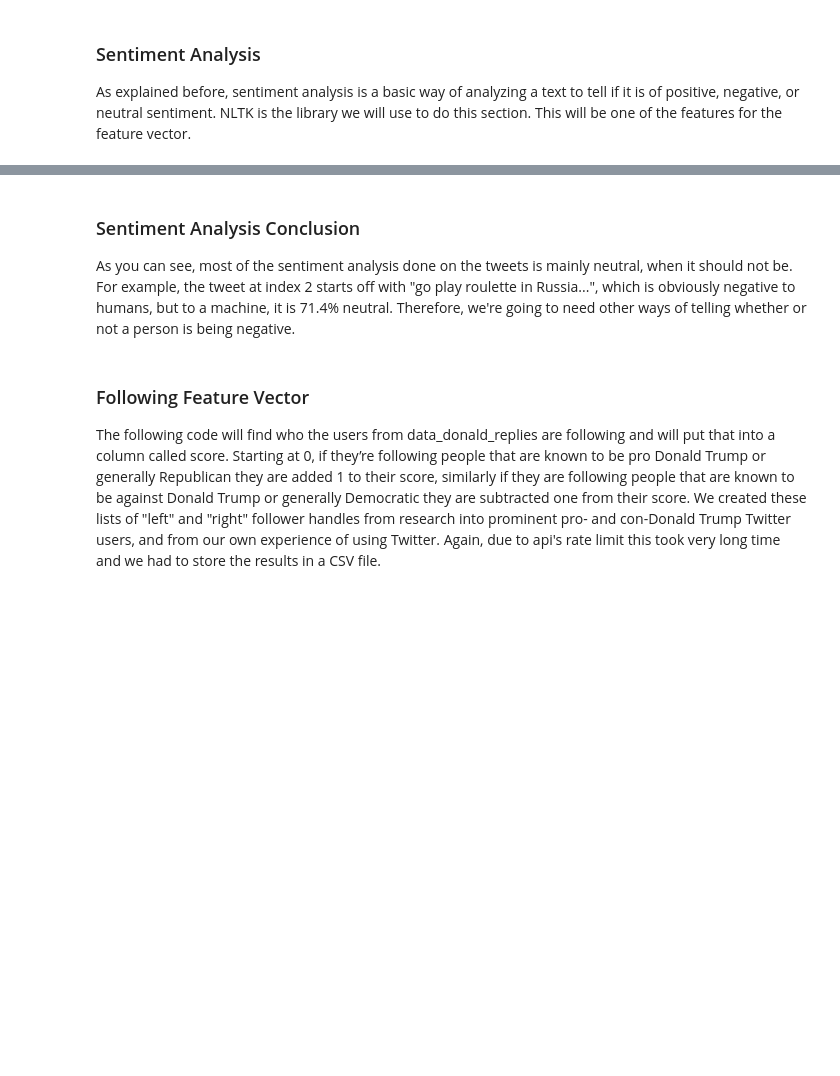
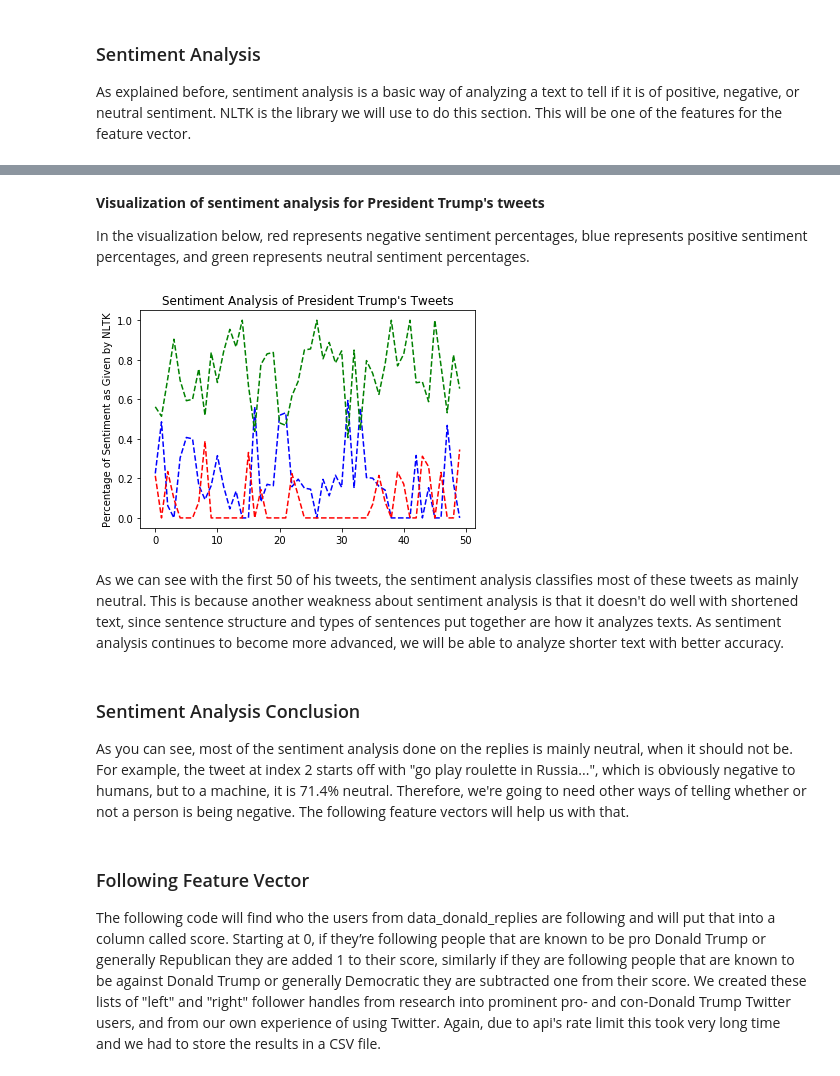
Before and after one commit to sarah-bullard/cmsc320-finalproject, a Jupyter notebook: cmsc320finalproject.ipynb, the cells around one changed output, grey strips where cells are left out. Cells and saved outputs as stored; diff of their text form; code cells hidden in the pictures; blank space fills up the shorter version.

Commit message:
Added sentiment visualization

```diff
--- a/cmsc320finalproject.ipynb
+++ b/cmsc320finalproject.ipynb
@@ -375,10 +375,27 @@ data_donald_replies.head()
 | 2 | 1MikeMerica | 940073344891699200 | 939642796289470464 | 2017-12-11 04:18:45 | @realDonaldTrump Now go play roul... | 0.000 | 0.286 | 0.714 | ... |
 | 3 | rondavt74 | 940072314086887424 | 939642796289470464 | 2017-12-11 04:14:40 | @realDonaldTrump https://t.co/sIP... | 0.000 | 0.000 | 1.000 | ... |
 | 4 | TMHansen0528 | 940071620823040001 | 939642796289470464 | 2017-12-11 04:11:54 | @realDonaldTrump You know nothing... | 0.000 | 0.000 | 1.000 | ... |
+# %% [markdown]
+<b> Visualization of sentiment analysis for President Trump's tweets</b>
+
+In the visualization below, red represents negative sentiment percentages, blue represents positive sentiment percentages, and green represents neutral sentiment percentages.
+# %%
+pos_line = data_donald["pos_sentiment"][:50:]
+neg_line = data_donald["neg_sentiment"][:50:]
+neu_line = data_donald["neu_sentiment"][:50:]
+
+plt.plot(pos_line, 'b--', neg_line, 'r--', neu_line, 'g--')
+plt.title("Sentiment Analysis of President Trump's Tweets")
+plt.ylabel("Percentage of Sentiment as Given by NLTK")
+plt.show()
+# %% [output]
+[figure, added]
+# %% [markdown]
+As we can see with the first 50 of his tweets, the sentiment analysis classifies most of these tweets as mainly neutral. This is because another weakness about sentiment analysis is that it doesn't do well with shortened text, since sentence structure and types of sentences put together are how it analyzes texts. As sentiment analysis continues to become more advanced, we will be able to analyze shorter text with better accuracy.
 # %% [markdown]
 ### Sentiment Analysis Conclusion
 
-As you can see, most of the sentiment analysis done on the tweets is mainly neutral, when it should not be. For example, the tweet at index 2 starts off with "go play roulette in Russia...", which is obviously negative to humans, but to a machine, it is 71.4% neutral. Therefore, we're going to need other ways of telling whether or not a person is being negative.
+As you can see, most of the sentiment analysis done on the replies is mainly neutral, when it should not be. For example, the tweet at index 2 starts off with "go play roulette in Russia...", which is obviously negative to humans, but to a machine, it is 71.4% neutral. Therefore, we're going to need other ways of telling whether or not a person is being negative. The following feature vectors will help us with that.
 # %% [markdown]
 ### Following Feature Vector
 
```
Also changed, not shown: 1 other file.
